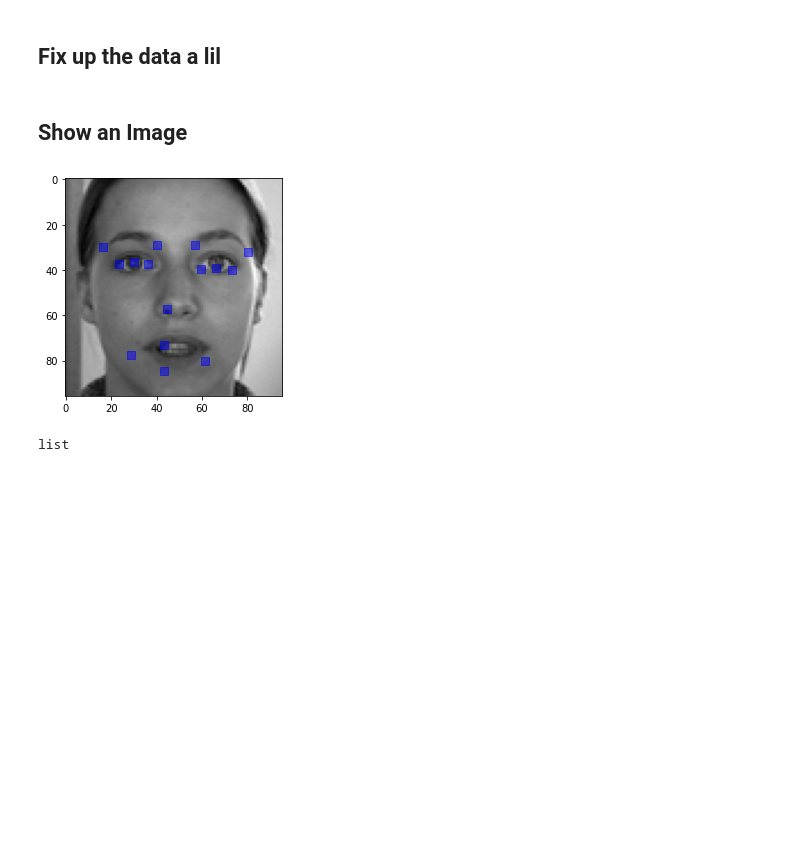
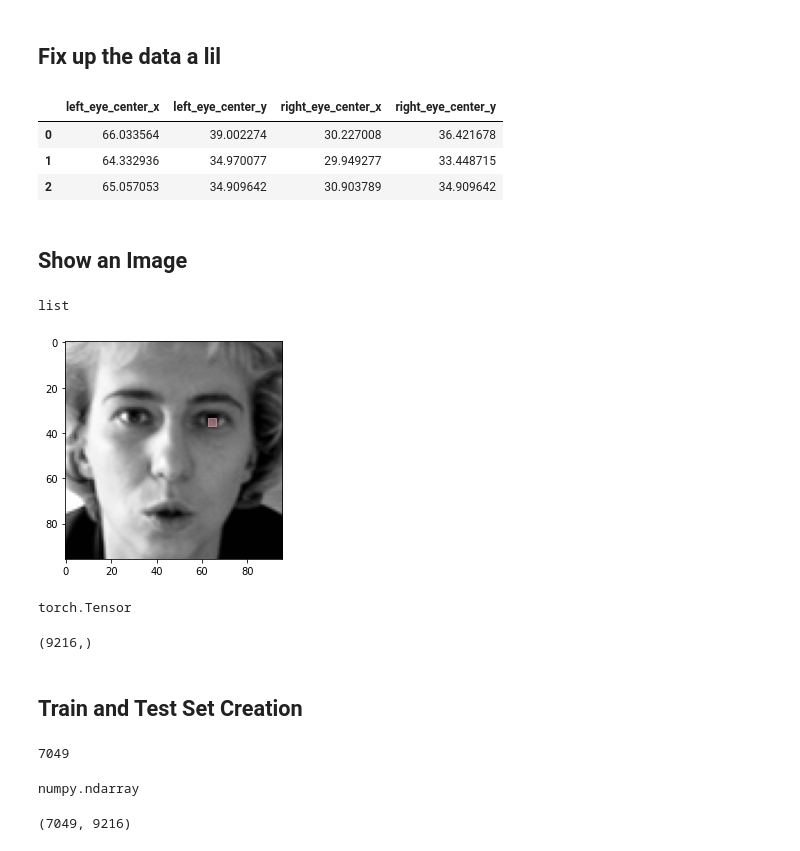
Before and after one commit to sevdeawesome/facial-keypoints-detection, a Jupyter notebook: part2_data_loader.ipynb, the cells around one changed output. Drawn from its saved outputs; the diff is of its cells as text; code cells hidden in the pictures; blank space fills up the shorter version.

```diff
--- a/part2_data_loader.ipynb
+++ b/part2_data_loader.ipynb
@@ -28,38 +32,62 @@ lookup_df = pd.read_csv("data/IdLookupTable.csv")
 ## Fix up the data a lil
 # %%
 training_df.fillna(method = 'ffill',inplace = True)
+# %%
+training_df.iloc[0:3,0:4]
+# %% [output]
+|  | left_eye_center_x | left_eye_center_y | right_eye_center_x | right_eye_center_y |
+| 0 | 66.033564 | 39.002274 | 30.227008 | 36.421678 |
+| 1 | 64.332936 | 34.970077 | 29.949277 | 33.448715 |
+| 2 | 65.057053 | 34.909642 | 30.903789 | 34.909642 |
 # %% [markdown]
 ## Show an Image
 # %%
 
+
+def get_image_tensor(index):
+    img_str = training_df['Image'][index]
+    arr = np.fromstring(img_str, dtype=int, sep=' ')
+    arr = ['0' if x == '' else x for x in arr]
+    arr = tensor(np.array(arr).reshape(96,96))
+    return arr
 
 def get_image_arr(index):
     img_str = training_df['Image'][index]
     arr = np.fromstring(img_str, dtype=int, sep=' ')
-    return arr
+    arr = ['0' if x == '' else x for x in arr]
+    # arr = tensor(np.array(arr).reshape(96,96))
+    return np.array(arr)
 
 def get_key_points(index, num=30):
     coord_arr = []
     for i in range(0,num,2):
-        coord = training_df.iloc[0][i],training_df.iloc[0][i+1]
+        coord = training_df.iloc[index][i],training_df.iloc[index][i+1]
         coord_arr.append(coord)
-    return coord_arr
+    return tensor(coord_arr)
 
-def plot_image_with_key_points(index, num_key_points=30):
-    arr = get_image_arr(index)
+def plot_image_with_key_points(index, num_key_points=30, coord_manual_input=[0]):
+    image_tensor = get_image_tensor(index)
     coord_arr = get_key_points(index, num_key_points)
 
 
-    plt.imshow(arr.reshape(96,96),cmap='gray')
-    for coord in coord_arr:
-        plt.scatter(coord[0],coord[1],c='b', marker='s', s=50, alpha=.5)
+    plt.imshow(image_tensor,cmap='gray')
+
+    if coord_manual_input == [0]:
+        for coord in coord_arr:
+            plt.scatter(coord[0],coord[1],c='pink', marker='s', s=50, alpha=.5)
+    else:
+        plt.scatter(coord_manual_input[0],coord_manual_input[1],c='r', marker='s', s=60, alpha=.5)
-# %%
-plot_image_with_key_points(12)
-# %% [output]
-[figure, removed]
+# %%
+type([30,30])
+# %% [output]
+list
+# %%
+plot_image_with_key_points(1,2)
+# %% [output]
+[figure, added]
 # %%
 key_points = get_key_points(1)
 
 type(key_points)
 # %% [output]
-list
+torch.Tensor
@@ -70,0 +94,12 @@ dblk = DataBlock(
+# %%
+arr = get_image_arr(1)
+type(arr)
+arr.shape
+# %% [output]
+(9216,)
+# %% [markdown]
+## Train and Test Set Creation
+# %%
+len(training_df)
+# %% [output]
+7049
@@ -70,0 +113,8 @@ dblk = DataBlock(
+# %%
+type(image_list)
+# %% [output]
+numpy.ndarray
+# %%
+image_list.shape
+# %% [output]
+(7049, 9216)
```
Also changed, not shown: parts of 15 cells of this notebook, 3 other files.
